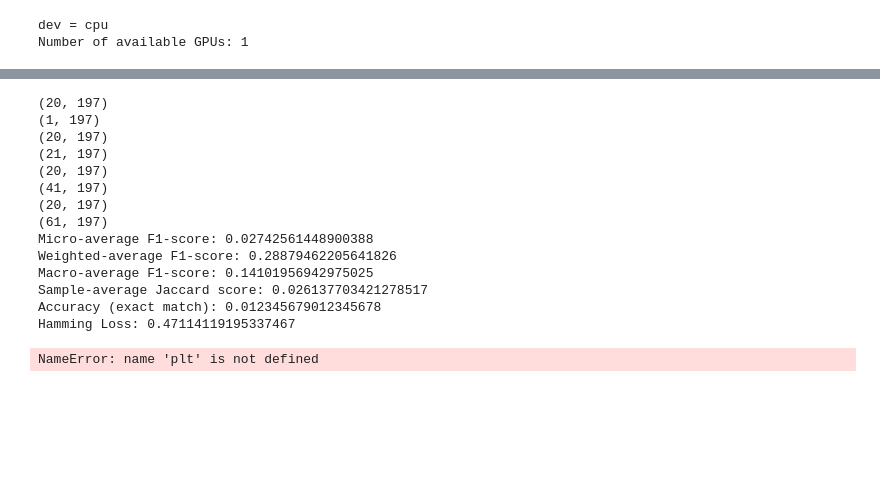
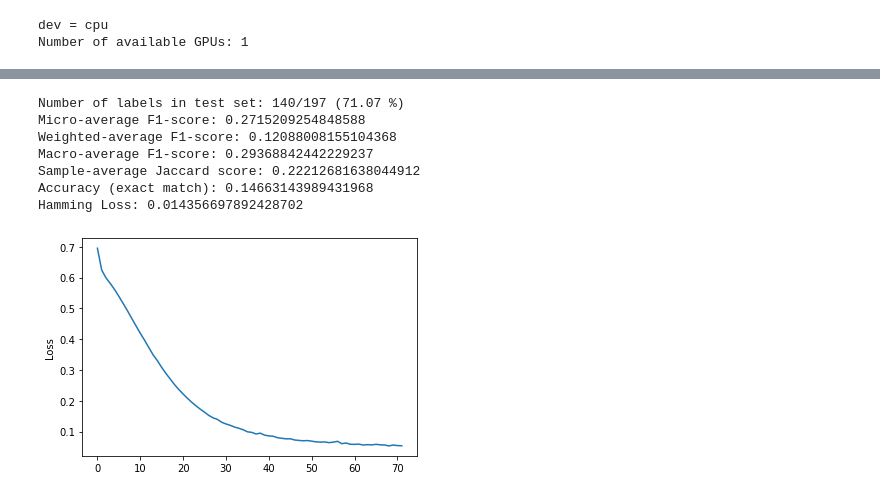
Before and after one commit to VisibaCare/SymptomMatchML, a Jupyter notebook: transformer_model.ipynb, the cells around one changed output, grey strips where cells are left out. Cells and saved outputs as stored; diff of their text form; code cells hidden in the pictures; blank space fills up the shorter version.

Commit message:
Implemented functioning BERT model. Very slow training.

```diff
--- a/transformer_model.ipynb
+++ b/transformer_model.ipynb
@@ -85,0 +80,4 @@ df.head()
+# %%
+df.drop('confirmed', inplace=True, axis=1)
+df.drop('suggested', inplace=True, axis=1)
+df.head()
@@ -225,7 +240,7 @@ optimizer = torch.optim.Adam(model.parameters(), lr=learning_rate)
 train_losses = []
 test_losses = []
 
-num_epochs = 1
+num_epochs = 3
 for epoch in range(num_epochs):
     for idx,batch in enumerate(train_loader):
         ids = batch['ids'].to(device, dtype=torch.long)
@@ -234,7 +249,6 @@ for epoch in range(num_epochs):
         labels = batch['labels'].to(device, dtype=torch.float)
 
         print(f'Batch {idx+1}')
-        #print('forward pass ...')
 
         # forward pass
         outputs = model(ids, mask, token_type_ids)
@@ -245,13 +259,15 @@ for epoch in range(num_epochs):
         # backward pass
         loss = criterion(outputs, labels)
 
-        #print('backward pass')
+        # save losses
+        train_losses.append(loss)
+
         loss.backward()
         optimizer.step()
 
     # save the losses
-    train_losses.append(epoch_loss(model, train_loader, criterion))
-    test_losses.append(epoch_loss(model, test_loader, criterion))
+    #train_losses.append(epoch_loss(model, train_loader, criterion))
+    #test_losses.append(epoch_loss(model, test_loader, criterion))
 
-    print(f'End of epoch {epoch+1}, Train Loss: {train_losses[-1]:.7f}, Test Loss: {test_losses[-1]:.7f}')
+    print(f'End of epoch {epoch+1}, Train Loss: {train_losses[-1]:.7f}')# Test Loss: {test_losses[-1]:.7f}')
 # %% [output]
@@ -266,8 +296,8 @@ NameError: name 'th' is not defined
 # %%
 # get the predicitons and corresponding labels
 def get_pred_true(model, data_loader, D_out):
-    y_pred = np.zeros((1,197))
-    y_true = np.zeros((1,197))
+    y_pred = np.zeros((1,D_out))
+    y_true = np.zeros((1,D_out))
 
     with torch.no_grad():
         for idx,batch in enumerate(data_loader):
@@ -281,44 +311,43 @@ def get_pred_true(model, data_loader, D_out):
             y_pred = np.concatenate((np.array(y_pred),outputs.numpy()), axis=0)
             y_true = np.concatenate((y_true,np.array(labels)), axis=0)
 
-    return y_pred, y_true
+    return y_pred[1:,:], y_true[1:,:]
+# %%
+y_pred_temp, y_true = get_pred_true(model, test_loader, D_out)
 # %%
-y_pred, y_true = get_pred_true(model, test_loader, D_out)
-
 # set all values above threshold to 1, else 0
 th = 0.2
+y_pred = np.copy(y_pred_temp)
 y_pred[y_pred > th] = 1
 y_pred[y_pred <= th] = 0
 
+# number of labels in test set
+labels_in_test = np.count_nonzero(np.sum(y_true, axis=0))
+
+print(f'Number of labels in test set: {labels_in_test}/{y_true.shape[1]} ({labels_in_test/y_true.shape[1]*100:.2f} %)')
 print(f"Micro-average F1-score: {f1_score(y_true, y_pred, average='micro')}")
 print(f"Weighted-average F1-score: {f1_score(y_true, y_pred, average='weighted', zero_division=1)}")
 print(f"Macro-average F1-score: {f1_score(y_true, y_pred, average='macro', zero_division=1)}")
 print(f"Sample-average Jaccard score: {jaccard_score(y_true, y_pred, average='samples', zero_division=1)}")
 print(f"Accuracy (exact match): {accuracy_score(y_true, y_pred)}")
 print(f"Hamming Loss: {hamming_loss(y_true, y_pred)}")
 
-x = [x for x in range(1,num_epochs+1)]
-plt.plot(x, test_losses)
+x = [x for x in range(0,len(train_losses))]
+ticks = [x*10 for x in range(0,len(train_losses)//10+1)]
+#plt.plot(x, test_losses)
 plt.plot(x, train_losses)
-plt.legend(['Test Loss', 'Train Loss'])
-plt.xticks(x, x)
-plt.xlabel('Epoch')
+#plt.legend(['Test Loss', 'Train Loss'])
+plt.xticks(ticks, ticks)
+#plt.xlabel('Epoch')
 plt.ylabel('Loss')
 #plt.gca().set_ylim([0,0.1])
 plt.show()
 # %% [output]
-(20, 197)
-(1, 197)
-(20, 197)
-(21, 197)
-(20, 197)
-(41, 197)
-(20, 197)
-(61, 197)
-Micro-average F1-score: 0.02742561448900388
-Weighted-average F1-score: 0.28879462205641826
-Macro-average F1-score: 0.14101956942975025
-Sample-average Jaccard score: 0.026137703421278517
-Accuracy (exact match): 0.012345679012345678
-Hamming Loss: 0.47114119195337467
+Number of labels in test set: 140/197 (71.07 %)
+Micro-average F1-score: 0.2715209254848588
+Weighted-average F1-score: 0.12088008155104368
+Macro-average F1-score: 0.29368842442229237
+Sample-average Jaccard score: 0.22212681638044912
+Accuracy (exact match): 0.14663143989431968
+Hamming Loss: 0.014356697892428702
-NameError: name 'plt' is not defined
+[figure, added]
```
Also changed, not shown: parts of 9 cells of this notebook.
